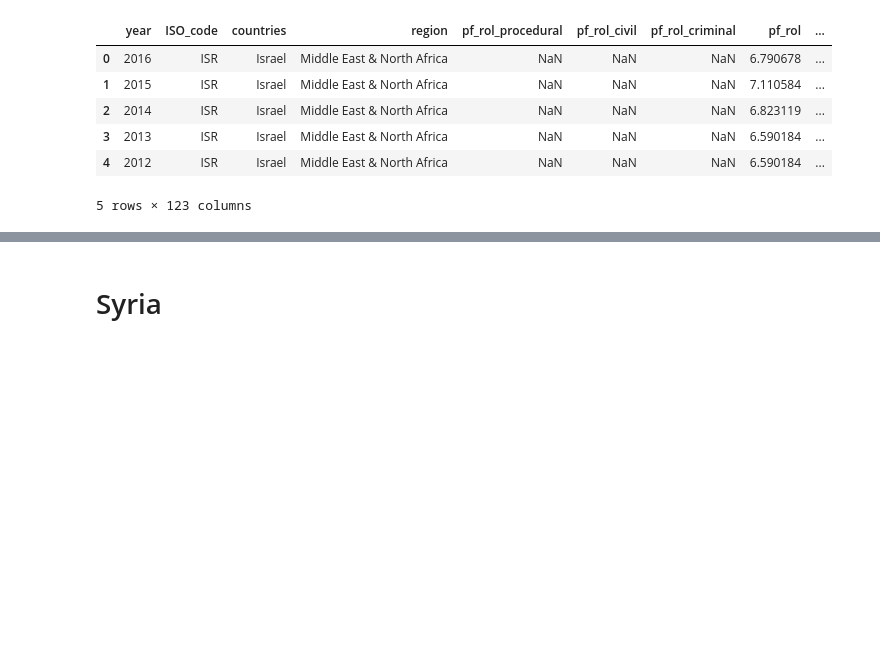
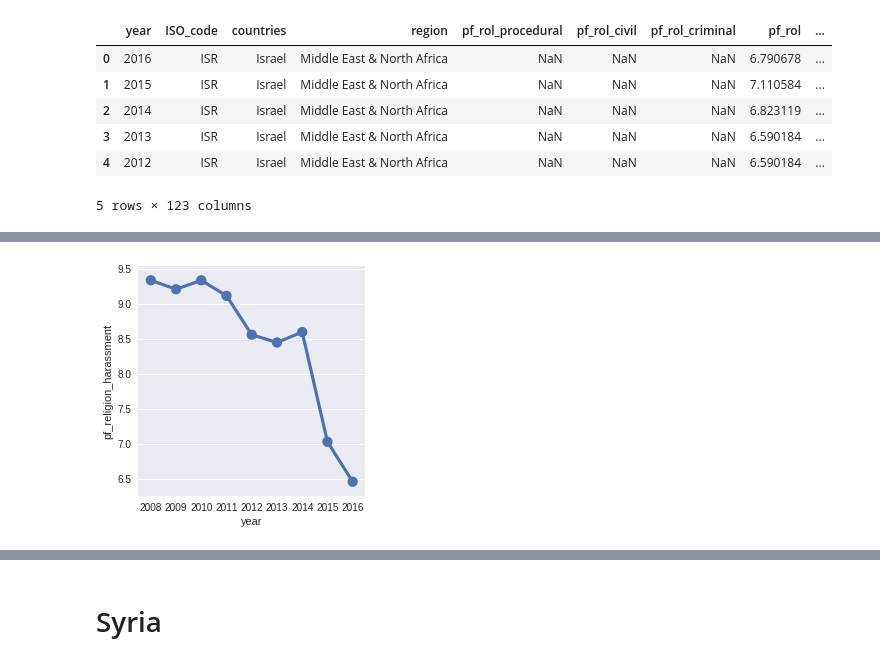
Before and after one commit to JaniceLove/Kaggle, a Jupyter notebook: Human freedom index.ipynb, the cells around one changed output, grey strips where cells are left out. Cells and saved outputs as stored; diff of their text form; code cells hidden in the pictures; blank space fills up the shorter version.

Commit message:
Looking at more of the dataset: religion
NAmerica: Canada and US hfi comparision

```diff
--- a/Human freedom index.ipynb
+++ b/Human freedom index.ipynb
@@ -103,0 +132,5 @@ sns.plt.show()
+# %%
+sns.factorplot(data=israel_df, x="year", y="pf_religion_harassment")
+sns.plt.show()
+# %% [output]
+[figure, added]
```
Also changed, not shown: parts of 10 cells of this notebook.
